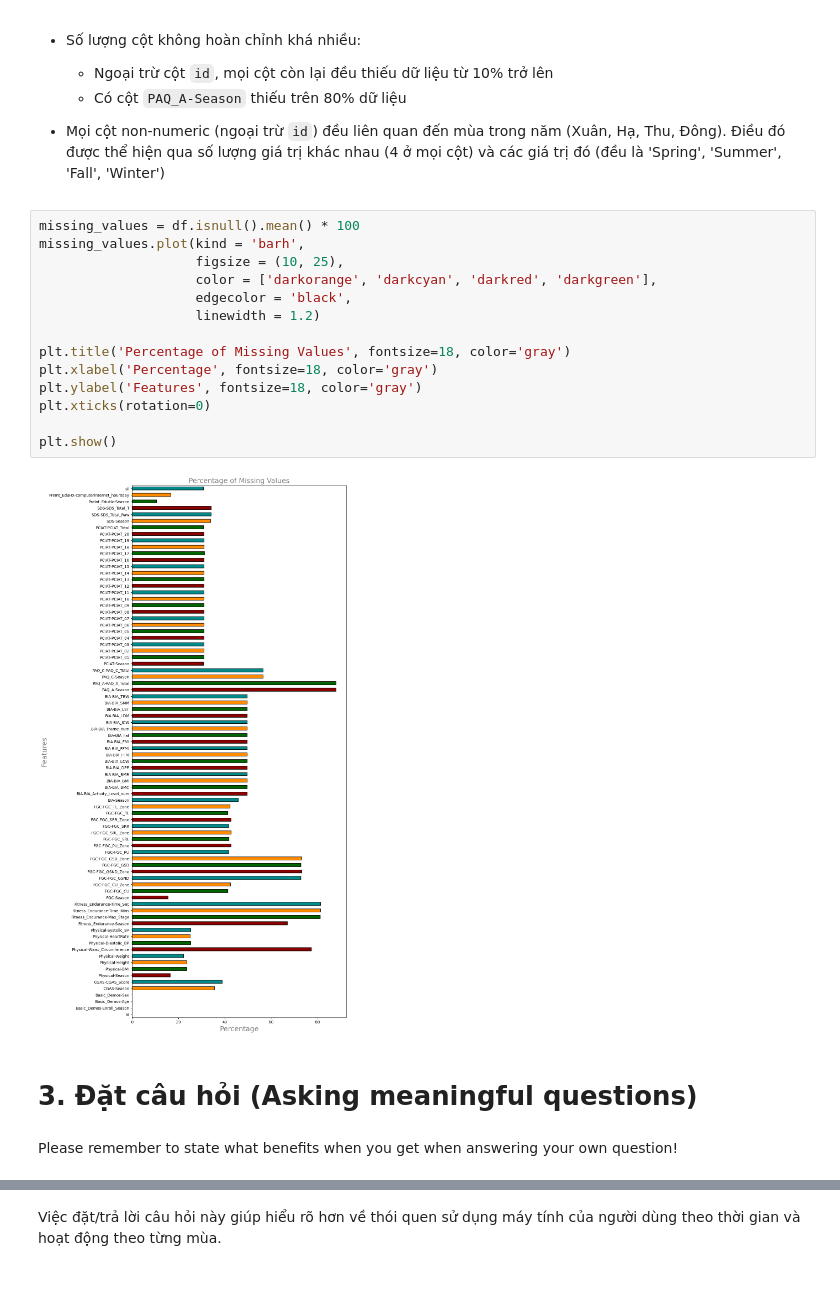
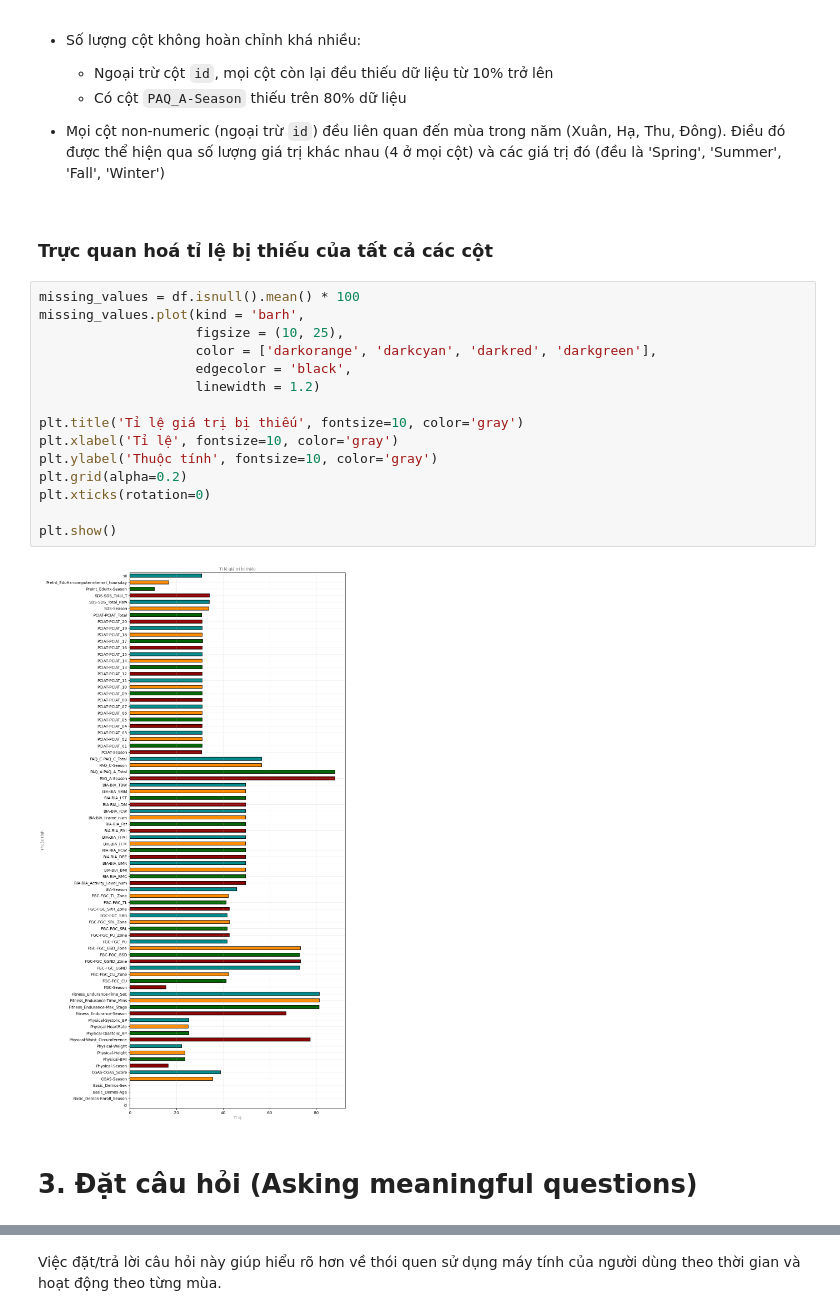
Before and after one commit to xxtnguyn/LTKHDL_Final, a Jupyter notebook: Final_Project.ipynb, the cells around one changed output, grey strips where cells are left out. Drawn from its saved outputs; the diff is of its cells as text; blank space fills up the shorter version.

```diff
--- a/Final_Project.ipynb
+++ b/Final_Project.ipynb
@@ -226,25 +228,26 @@ print(df['Fitness_Endurance-Season'].dropna().unique())
     + Có cột `PAQ_A-Season` thiếu trên 80% dữ liệu
 
 - Mọi cột non-numeric (ngoại trừ `id`) đều liên quan đến mùa trong năm (Xuân, Hạ, Thu, Đông). Điều đó được thể hiện qua số lượng giá trị khác nhau (4 ở mọi cột) và các giá trị đó (đều là 'Spring', 'Summer', 'Fall', 'Winter')
+# %% [markdown]
+### Trực quan hoá tỉ lệ bị thiếu của tất cả các cột
 # %%
 missing_values = df.isnull().mean() * 100
 missing_values.plot(kind = 'barh',
                     figsize = (10, 25),
                     color = ['darkorange', 'darkcyan', 'darkred', 'darkgreen'],
                     edgecolor = 'black',
                     linewidth = 1.2)
 
-plt.title('Percentage of Missing Values', fontsize=18, color='gray')
-plt.xlabel('Percentage', fontsize=18, color='gray')
-plt.ylabel('Features', fontsize=18, color='gray')
+plt.title('Tỉ lệ giá trị bị thiếu', fontsize=10, color='gray')
+plt.xlabel('Tỉ lệ', fontsize=10, color='gray')
+plt.ylabel('Thuộc tính', fontsize=10, color='gray')
+plt.grid(alpha=0.2)
 plt.xticks(rotation=0)
 
 plt.show()
 # %% [output]
-[figure, old version]
+[figure, new version]
 # %% [markdown]
 # **3. Đặt câu hỏi (Asking meaningful questions)**
-# %% [markdown]
-Please remember to state what benefits when you get when answering your own question!
 # %% [markdown]
 ### **Câu 1: Thành phần người tham gia phân bố như thế nào (tuổi tác/giới tính)?**
```
Also changed, not shown: parts of 158 cells of this notebook.
